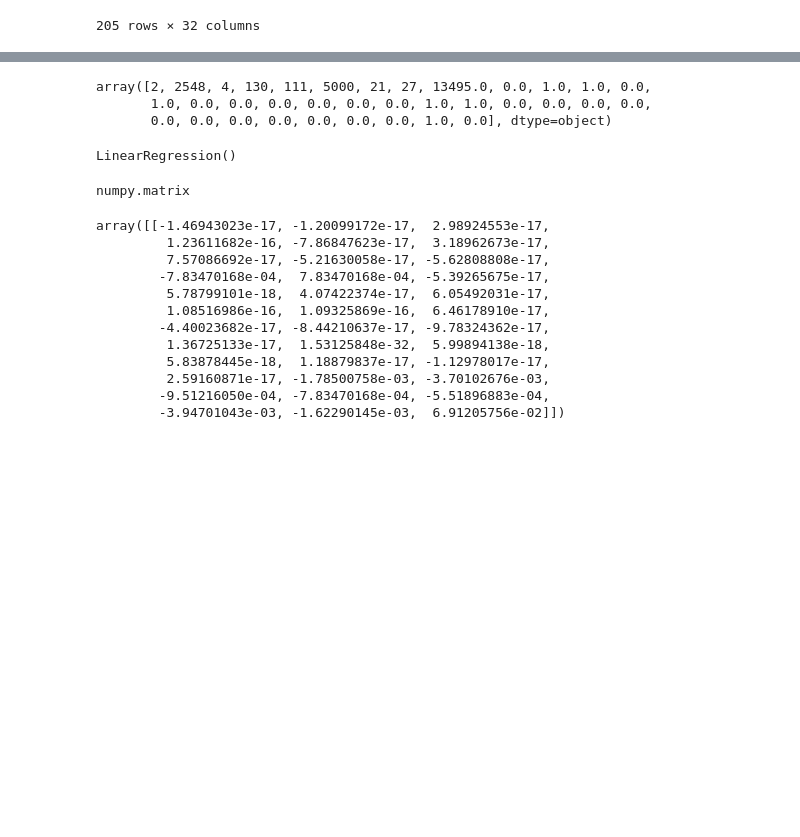
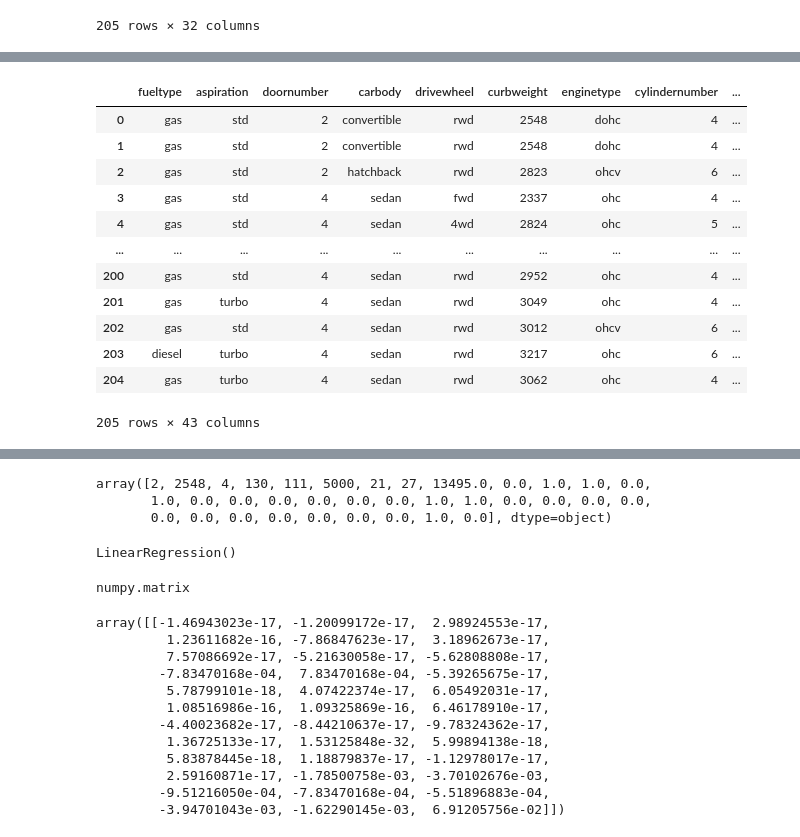
Before and after one commit to harasees-singh/Data-Analysis-Project, a Jupyter notebook: data/linear_regression.ipynb, the cells around one changed output, grey strips where cells are left out. Drawn from its saved outputs; the diff is of its cells as text; code cells hidden in the pictures; blank space fills up the shorter version.

```diff
--- a/data/linear_regression.ipynb
+++ b/data/linear_regression.ipynb
@@ -32,3 +70,26 @@ df
+# %%
+columns = [0, 1, 3, 4, 6, 9]
+for i in columns:
+    onehot_encoder = preprocessing.OneHotEncoder(sparse = False)
+    li = onehot_encoder.fit_transform(df.iloc[:, i].values.reshape(205, 1))
+    # print(li, len(li))
+    for j in range(len(li[0])):
+        df.at[:, df.columns[i] + str(j)] = li[:, j]
+df
+# %% [output]
+|  | fueltype | aspiration | doornumber | carbody | drivewheel | curbweight | enginetype | cylindernumber | ... |
+| 0 | gas | std | 2 | convertible | rwd | 2548 | dohc | 4 | ... |
+| 1 | gas | std | 2 | convertible | rwd | 2548 | dohc | 4 | ... |
+| 2 | gas | std | 2 | hatchback | rwd | 2823 | ohcv | 6 | ... |
+| 3 | gas | std | 4 | sedan | fwd | 2337 | ohc | 4 | ... |
+| 4 | gas | std | 4 | sedan | 4wd | 2824 | ohc | 5 | ... |
+| ... | ... | ... | ... | ... | ... | ... | ... | ... | ... |
+| 200 | gas | std | 4 | sedan | rwd | 2952 | ohc | 4 | ... |
+| 201 | gas | turbo | 4 | sedan | rwd | 3049 | ohc | 4 | ... |
+| 202 | gas | std | 4 | sedan | rwd | 3012 | ohcv | 6 | ... |
+| 203 | diesel | turbo | 4 | sedan | rwd | 3217 | ohc | 6 | ... |
+| 204 | gas | turbo | 4 | sedan | rwd | 3062 | ohc | 4 | ... |
+205 rows × 43 columns
 # %%
 df.info()
 # %% [output]
```
Also changed, not shown: parts of 17 cells of this notebook, 3 other files.
